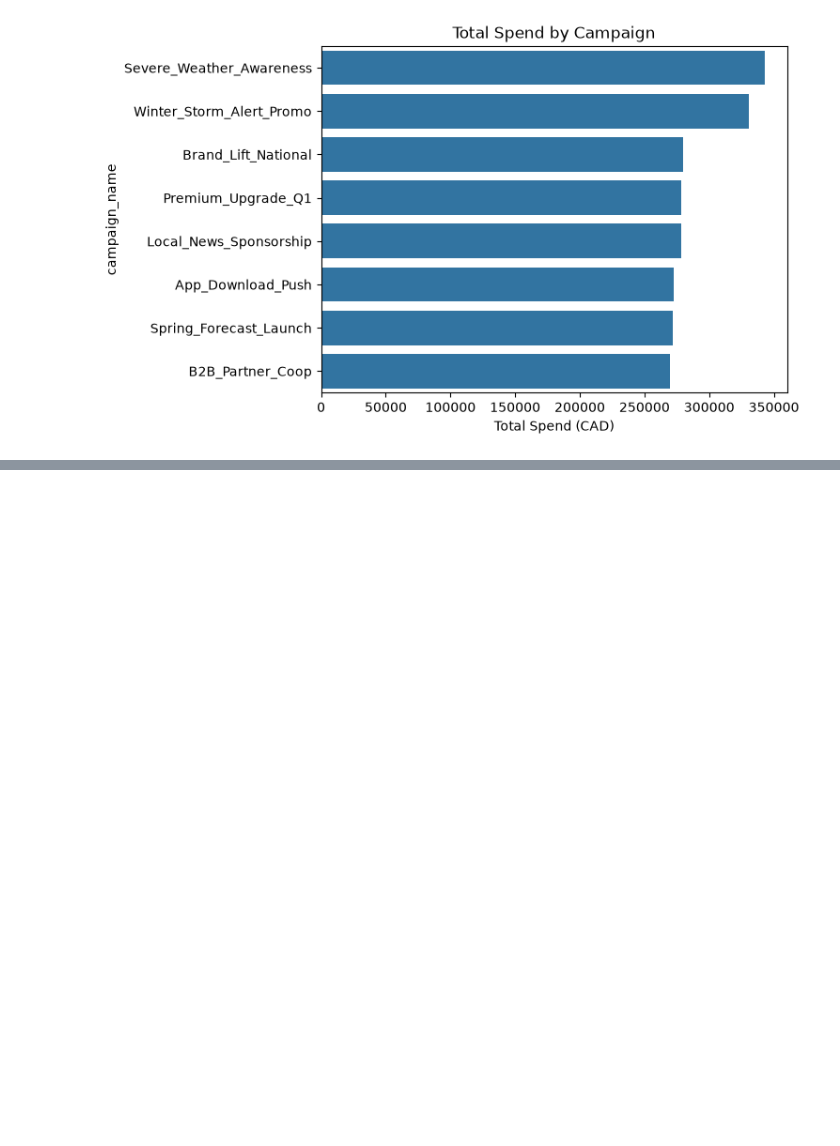
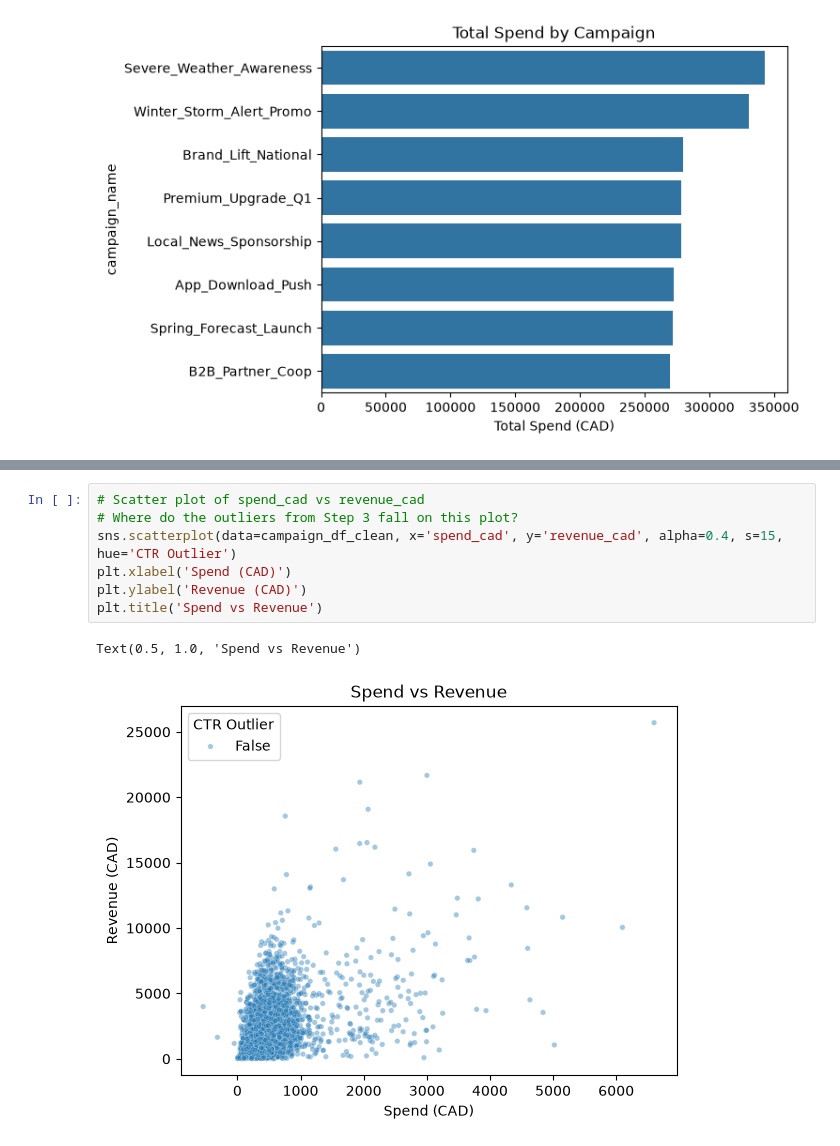
Before and after one commit to EzraGoldberg/portfolio-projects, a Jupyter notebook: 2. Tech Interview Prep/Weather Adtech Data Science/notebooks/Adtech_Prep.ipynb, the cells around one changed output, grey strips where cells are left out. Drawn from its saved outputs; the diff is of its cells as text; blank space fills up the shorter version.

```diff
--- a/2. Tech Interview Prep/Weather Adtech Data Science/notebooks/Adtech_Prep.ipynb
+++ b/2. Tech Interview Prep/Weather Adtech Data Science/notebooks/Adtech_Prep.ipynb
@@ -589,0 +579,10 @@ plt.show()
+# %%
+# Scatter plot of spend_cad vs revenue_cad
+# Where do the outliers from Step 3 fall on this plot?
+sns.scatterplot(data=campaign_df_clean, x='spend_cad', y='revenue_cad', alpha=0.4, s=15, hue='CTR Outlier')
+plt.xlabel('Spend (CAD)')
+plt.ylabel('Revenue (CAD)')
+plt.title('Spend vs Revenue')
+# %% [output]
+Text(0.5, 1.0, 'Spend vs Revenue')
+[figure, added]
```
Also changed, not shown: parts of 7 cells of this notebook.
